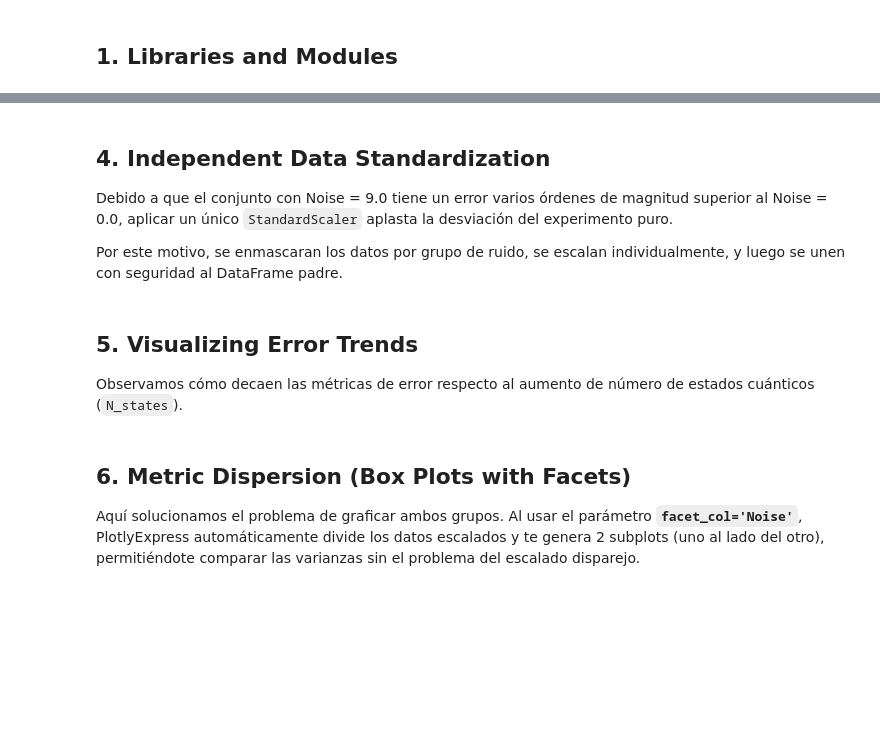
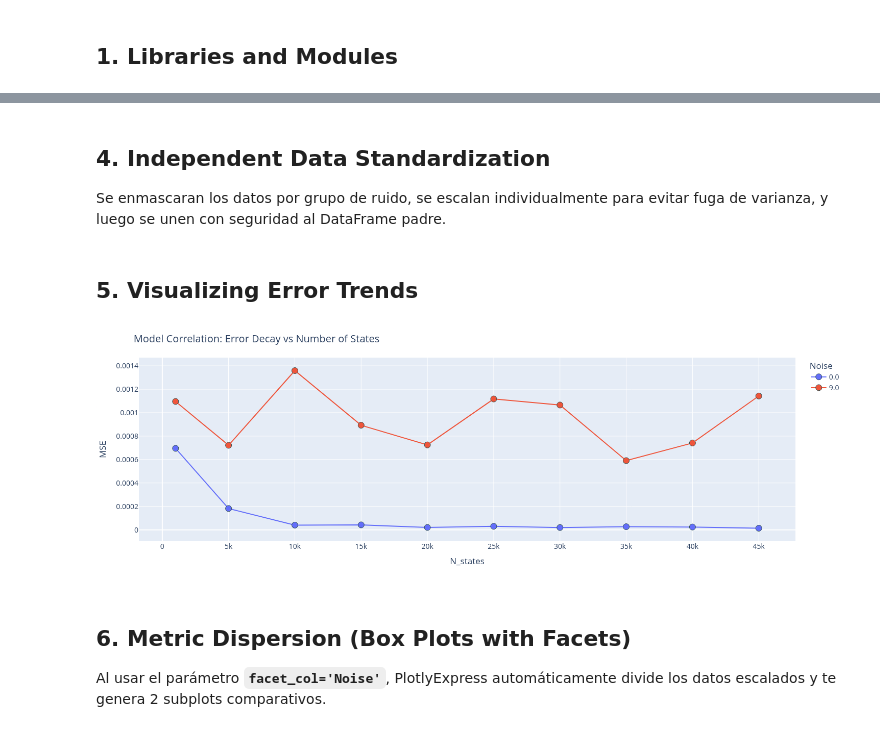
Before and after one commit to 4df31/QD-Biexciton-cascade-and-polarization-orientation-effect-on-QKD-protocol-E91, a Jupyter notebook: Plots.ipynb, the cells around one changed output, grey strips where cells are left out. Drawn from its saved outputs; the diff is of its cells as text; code cells hidden in the pictures; blank space fills up the shorter version.

```diff
--- a/Plots.ipynb
+++ b/Plots.ipynb
@@ -94,8 +107,6 @@ results.head()
 # %% [markdown]
 ## 4. Independent Data Standardization
-Debido a que el conjunto con Noise = 9.0 tiene un error varios órdenes de magnitud superior al Noise = 0.0, aplicar un único `StandardScaler` aplasta la desviación del experimento puro.
-
-Por este motivo, se enmascaran los datos por grupo de ruido, se escalan individualmente, y luego se unen con seguridad al DataFrame padre.
+Se enmascaran los datos por grupo de ruido, se escalan individualmente para evitar fuga de varianza, y luego se unen con seguridad al DataFrame padre.
 # %%
 # Crear un DF vacío compartiendo el mismo índice
 scaled_results = pd.DataFrame(index=results.index, columns=['R2 scaled', 'RMSE scaled', 'MSE scaled'])
@@ -122,30 +129,29 @@ results_df.head()
-# %% [markdown]
-## 5. Visualizing Error Trends
-Observamos cómo decaen las métricas de error respecto al aumento de número de estados cuánticos (`N_states`).
+# %% [markdown]
+## 5. Visualizing Error Trends
 # %%
 fig = px.line(
     results_df,
     x = 'N_states',
     y = 'MSE',
     color = 'Noise',
     markers = True
 )
 
-fig.update_traces(
-    marker=dict(size=12, line=dict(width=1, color='DarkSlateGrey'))
-)
+fig.update_traces(marker=dict(size=12, line=dict(width=1, color='DarkSlateGrey')))
 
 fig.update_layout(
     title='Model Correlation: Error Decay vs Number of States',
     height = 500,
     width = 1000,
     font=dict(size=14)
 )
 
 fig.show()
+# %% [output]
+[figure, added]
 # %% [markdown]
 ## 6. Metric Dispersion (Box Plots with Facets)
-Aquí solucionamos el problema de graficar ambos grupos. Al usar el parámetro **`facet_col='Noise'`**, PlotlyExpress automáticamente divide los datos escalados y te genera 2 subplots (uno al lado del otro), permitiéndote comparar las varianzas sin el problema del escalado disparejo.
+Al usar el parámetro **`facet_col='Noise'`**, PlotlyExpress automáticamente divide los datos escalados y te genera 2 subplots comparativos.
 # %%
 fig = px.box(
     results_df,
```
Also changed, not shown: parts of 15 cells of this notebook.
